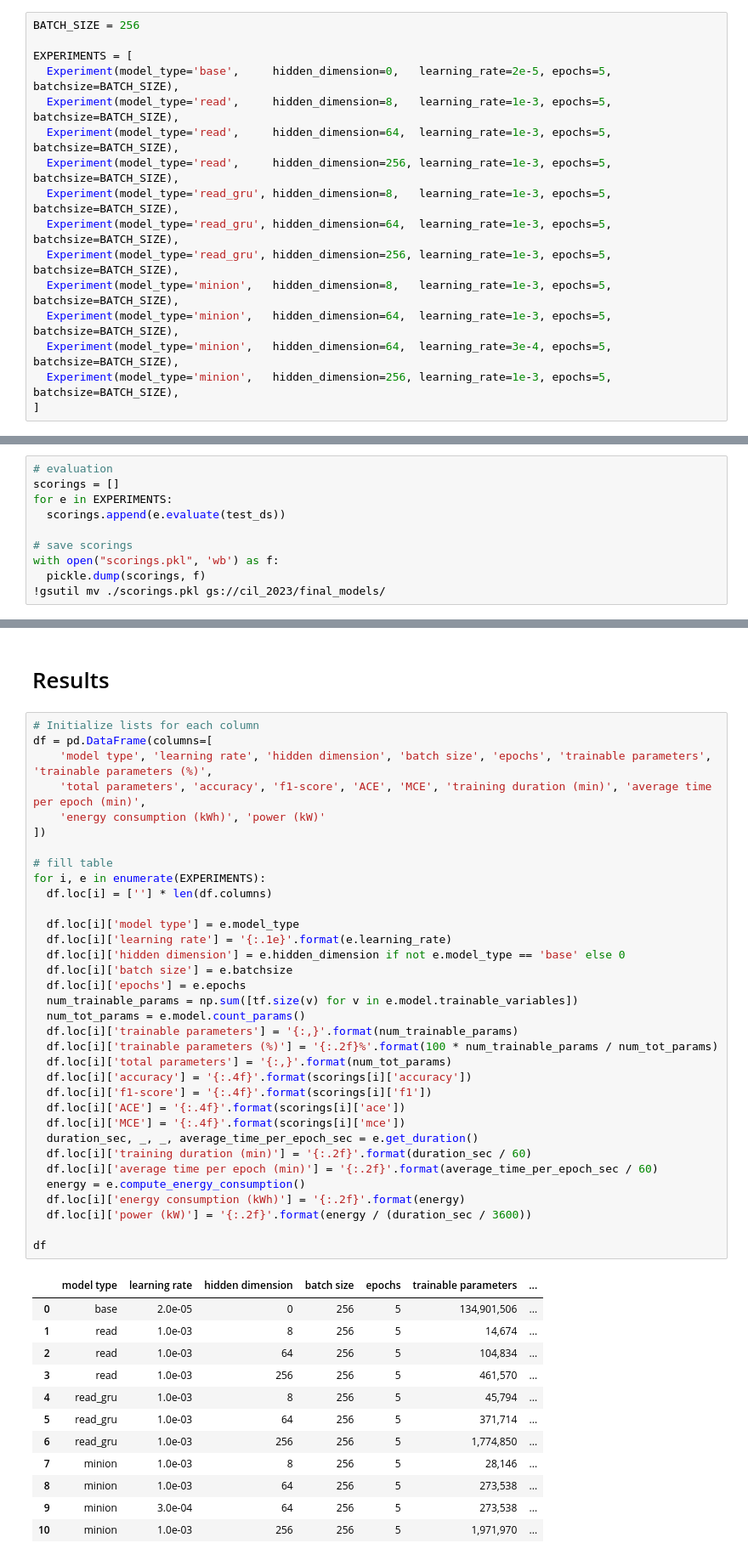
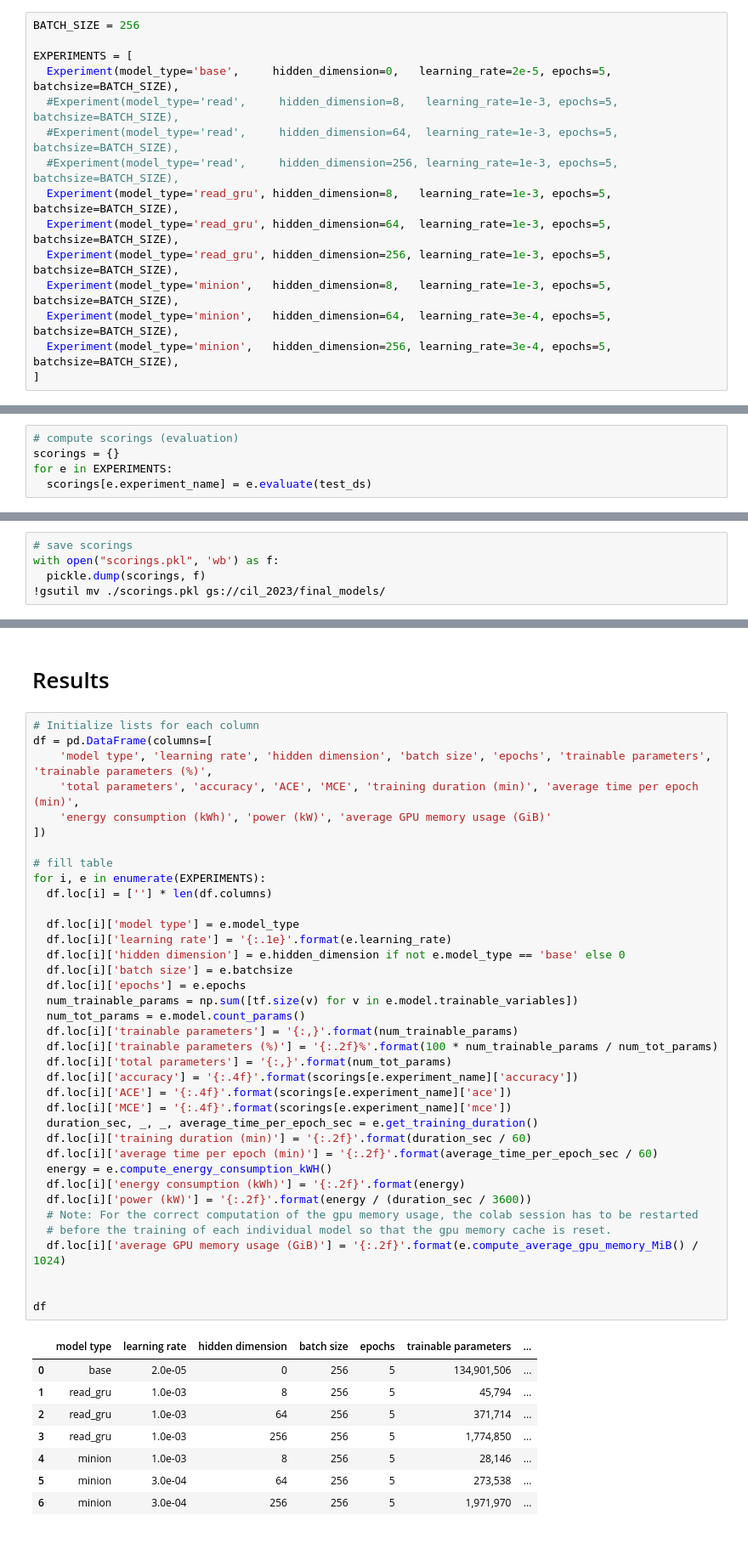
Before and after one commit to carlosinator/cil-sentiment, a Jupyter notebook: main.ipynb, the cells around one changed output, grey strips where cells are left out. Shown at 85% size. Drawn from its saved outputs; the diff is of its cells as text.

```diff
--- a/main.ipynb
+++ b/main.ipynb
@@ -55,16 +55,15 @@ BATCH_SIZE = 256
 
 EXPERIMENTS = [
   Experiment(model_type='base',     hidden_dimension=0,   learning_rate=2e-5, epochs=5, batchsize=BATCH_SIZE),
-  Experiment(model_type='read',     hidden_dimension=8,   learning_rate=1e-3, epochs=5, batchsize=BATCH_SIZE),
-  Experiment(model_type='read',     hidden_dimension=64,  learning_rate=1e-3, epochs=5, batchsize=BATCH_SIZE),
-  Experiment(model_type='read',     hidden_dimension=256, learning_rate=1e-3, epochs=5, batchsize=BATCH_SIZE),
+  #Experiment(model_type='read',     hidden_dimension=8,   learning_rate=1e-3, epochs=5, batchsize=BATCH_SIZE),
+  #Experiment(model_type='read',     hidden_dimension=64,  learning_rate=1e-3, epochs=5, batchsize=BATCH_SIZE),
+  #Experiment(model_type='read',     hidden_dimension=256, learning_rate=1e-3, epochs=5, batchsize=BATCH_SIZE),
   Experiment(model_type='read_gru', hidden_dimension=8,   learning_rate=1e-3, epochs=5, batchsize=BATCH_SIZE),
   Experiment(model_type='read_gru', hidden_dimension=64,  learning_rate=1e-3, epochs=5, batchsize=BATCH_SIZE),
   Experiment(model_type='read_gru', hidden_dimension=256, learning_rate=1e-3, epochs=5, batchsize=BATCH_SIZE),
   Experiment(model_type='minion',   hidden_dimension=8,   learning_rate=1e-3, epochs=5, batchsize=BATCH_SIZE),
-  Experiment(model_type='minion',   hidden_dimension=64,  learning_rate=1e-3, epochs=5, batchsize=BATCH_SIZE),
   Experiment(model_type='minion',   hidden_dimension=64,  learning_rate=3e-4, epochs=5, batchsize=BATCH_SIZE),
-  Experiment(model_type='minion',   hidden_dimension=256, learning_rate=1e-3, epochs=5, batchsize=BATCH_SIZE),
+  Experiment(model_type='minion',   hidden_dimension=256, learning_rate=3e-4, epochs=5, batchsize=BATCH_SIZE),
 ]
 # %% [markdown]
 # Run experiments
@@ -174,0 +137,5 @@ for e in EXPERIMENTS:
+# %%
+# compute scorings (evaluation)
+scorings = {}
+for e in EXPERIMENTS:
+  scorings[e.experiment_name] = e.evaluate(test_ds)
@@ -175,9 +146,4 @@ for e in EXPERIMENTS:
 # %%
-# evaluation
-scorings = []
-for e in EXPERIMENTS:
-  scorings.append(e.evaluate(test_ds))
-
 # save scorings
 with open("scorings.pkl", 'wb') as f:
   pickle.dump(scorings, f)
@@ -208,47 +162,46 @@ Operation completed over 1 objects/5.2 KiB.
 # %%
 # Initialize lists for each column
 df = pd.DataFrame(columns=[
     'model type', 'learning rate', 'hidden dimension', 'batch size', 'epochs', 'trainable parameters', 'trainable parameters (%)',
-    'total parameters', 'accuracy', 'f1-score', 'ACE', 'MCE', 'training duration (min)', 'average time per epoch (min)',
-    'energy consumption (kWh)', 'power (kW)'
+    'total parameters', 'accuracy', 'ACE', 'MCE', 'training duration (min)', 'average time per epoch (min)',
+    'energy consumption (kWh)', 'power (kW)', 'average GPU memory usage (GiB)'
 ])
 
 # fill table
 for i, e in enumerate(EXPERIMENTS):
   df.loc[i] = [''] * len(df.columns)
 
   df.loc[i]['model type'] = e.model_type
   df.loc[i]['learning rate'] = '{:.1e}'.format(e.learning_rate)
   df.loc[i]['hidden dimension'] = e.hidden_dimension if not e.model_type == 'base' else 0
   df.loc[i]['batch size'] = e.batchsize
   df.loc[i]['epochs'] = e.epochs
   num_trainable_params = np.sum([tf.size(v) for v in e.model.trainable_variables])
   num_tot_params = e.model.count_params()
   df.loc[i]['trainable parameters'] = '{:,}'.format(num_trainable_params)
   df.loc[i]['trainable parameters (%)'] = '{:.2f}%'.format(100 * num_trainable_params / num_tot_params)
   df.loc[i]['total parameters'] = '{:,}'.format(num_tot_params)
-  df.loc[i]['accuracy'] = '{:.4f}'.format(scorings[i]['accuracy'])
-  df.loc[i]['f1-score'] = '{:.4f}'.format(scorings[i]['f1'])
-  df.loc[i]['ACE'] = '{:.4f}'.format(scorings[i]['ace'])
-  df.loc[i]['MCE'] = '{:.4f}'.format(scorings[i]['mce'])
-  duration_sec, _, _, average_time_per_epoch_sec = e.get_duration()
+  df.loc[i]['accuracy'] = '{:.4f}'.format(scorings[e.experiment_name]['accuracy'])
+  df.loc[i]['ACE'] = '{:.4f}'.format(scorings[e.experiment_name]['ace'])
+  df.loc[i]['MCE'] = '{:.4f}'.format(scorings[e.experiment_name]['mce'])
+  duration_sec, _, _, average_time_per_epoch_sec = e.get_training_duration()
   df.loc[i]['training duration (min)'] = '{:.2f}'.format(duration_sec / 60)
   df.loc[i]['average time per epoch (min)'] = '{:.2f}'.format(average_time_per_epoch_sec / 60)
-  energy = e.compute_energy_consumption()
+  energy = e.compute_energy_consumption_kWH()
   df.loc[i]['energy consumption (kWh)'] = '{:.2f}'.format(energy)
   df.loc[i]['power (kW)'] = '{:.2f}'.format(energy / (duration_sec / 3600))
+  # Note: For the correct computation of the gpu memory usage, the colab session has to be restarted
+  # before the training of each individual model so that the gpu memory cache is reset.
+  df.loc[i]['average GPU memory usage (GiB)'] = '{:.2f}'.format(e.compute_average_gpu_memory_MiB() / 1024)
+
 
 df
 # %% [output]
 |  | model type | learning rate | hidden dimension | batch size | epochs | trainable parameters | ... |
 | 0 | base | 2.0e-05 | 0 | 256 | 5 | 134,901,506 | ... |
-| 1 | read | 1.0e-03 | 8 | 256 | 5 | 14,674 | ... |
-| 2 | read | 1.0e-03 | 64 | 256 | 5 | 104,834 | ... |
-| 3 | read | 1.0e-03 | 256 | 256 | 5 | 461,570 | ... |
-| 4 | read_gru | 1.0e-03 | 8 | 256 | 5 | 45,794 | ... |
-| 5 | read_gru | 1.0e-03 | 64 | 256 | 5 | 371,714 | ... |
-| 6 | read_gru | 1.0e-03 | 256 | 256 | 5 | 1,774,850 | ... |
-| 7 | minion | 1.0e-03 | 8 | 256 | 5 | 28,146 | ... |
-| 8 | minion | 1.0e-03 | 64 | 256 | 5 | 273,538 | ... |
-| 9 | minion | 3.0e-04 | 64 | 256 | 5 | 273,538 | ... |
-| 10 | minion | 1.0e-03 | 256 | 256 | 5 | 1,971,970 | ... |
+| 1 | read_gru | 1.0e-03 | 8 | 256 | 5 | 45,794 | ... |
+| 2 | read_gru | 1.0e-03 | 64 | 256 | 5 | 371,714 | ... |
+| 3 | read_gru | 1.0e-03 | 256 | 256 | 5 | 1,774,850 | ... |
+| 4 | minion | 1.0e-03 | 8 | 256 | 5 | 28,146 | ... |
+| 5 | minion | 3.0e-04 | 64 | 256 | 5 | 273,538 | ... |
+| 6 | minion | 3.0e-04 | 256 | 256 | 5 | 1,971,970 | ... |
```
Also changed, not shown: parts of 9 cells of this notebook, 1 other file.
